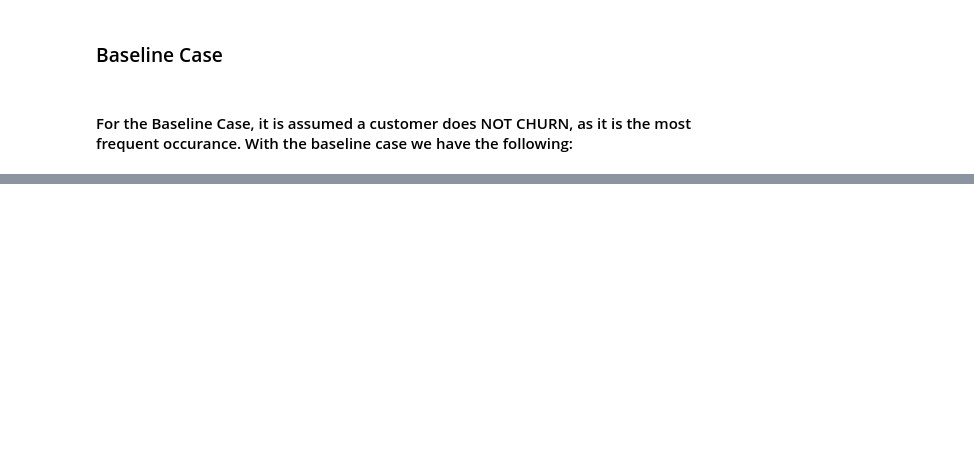
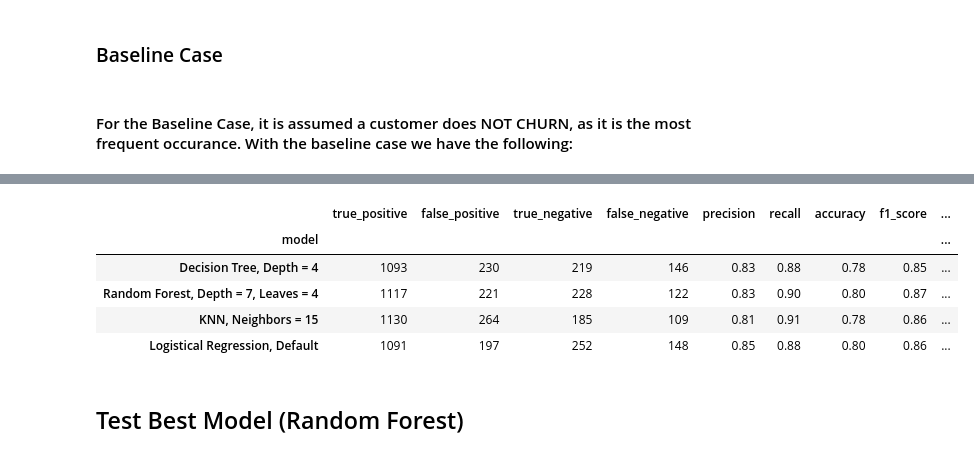
Before and after one commit to Miller-Ryan-1/telco-churn-project, a Jupyter notebook: telco_churn_report.ipynb, the cells around one changed output, grey strips where cells are left out. Drawn from its saved outputs; the diff is of its cells as text; code cells hidden in the pictures; blank space fills up the shorter version.

```diff
--- a/telco_churn_report.ipynb
+++ b/telco_churn_report.ipynb
@@ -239,0 +292,9 @@ plt.show()
+# %%
+tree = DecisionTreeClassifier(max_depth=4, random_state=123)
+tree = tree.fit(X_train, y_train)
+y_tree_pred = tree.predict(X_validate)
+result = pd.DataFrame(confusion_matrix(y_validate, y_tree_pred))
+results = matrix_result_2d(result)
+results['model'] = 'Decision Tree, Depth = 4'
+model_comparator.append(results)
+matrix_result_2d(result, output='print')
@@ -239,0 +314,9 @@ plt.show()
+# %%
+forest = RandomForestClassifier(max_depth=7, min_samples_leaf = 6,random_state=123)
+forest = forest.fit(X_train, y_train)
+y_forest_pred = forest.predict(X_validate)
+result = pd.DataFrame(confusion_matrix(y_validate, y_forest_pred))
+results = matrix_result_2d(result)
+results['model'] = 'Random Forest, Depth = 7, Leaves = 4'
+model_comparator.append(results)
+matrix_result_2d(result, output='print')
@@ -239,0 +336,9 @@ plt.show()
+# %%
+knn = KNeighborsClassifier(n_neighbors = 15)
+knn = knn.fit(X_train, y_train)
+y_knn_pred = knn.predict(X_validate)
+result = pd.DataFrame(confusion_matrix(y_validate, y_knn_pred))
+results = matrix_result_2d(result)
+results['model'] = 'KNN, Neighbors = 15'
+model_comparator.append(results)
+matrix_result_2d(result, output='print')
@@ -239,0 +358,9 @@ plt.show()
+# %%
+logit = LogisticRegression()
+logit = logit.fit(X_train, y_train)
+y_logit_pred = logit.predict(X_validate)
+result = pd.DataFrame(confusion_matrix(y_validate, y_logit_pred))
+results = matrix_result_2d(result)
+results['model'] = 'Logistical Regression, Default'
+model_comparator.append(results)
+matrix_result_2d(result, output='print')
@@ -239,0 +378,12 @@ plt.show()
+# %%
+df_results = pd.DataFrame(model_comparator).round(2).set_index('model')
+df_results
+# %% [output]
+|  | true_positive | false_positive | true_negative | false_negative | precision | recall | accuracy | f1_score | ... |
+| model |  |  |  |  |  |  |  |  | ... |
+| Decision Tree, Depth = 4 | 1093 | 230 | 219 | 146 | 0.83 | 0.88 | 0.78 | 0.85 | ... |
+| Random Forest, Depth = 7, Leaves = 4 | 1117 | 221 | 228 | 122 | 0.83 | 0.90 | 0.80 | 0.87 | ... |
+| KNN, Neighbors = 15 | 1130 | 264 | 185 | 109 | 0.81 | 0.91 | 0.78 | 0.86 | ... |
+| Logistical Regression, Default | 1091 | 197 | 252 | 148 | 0.85 | 0.88 | 0.80 | 0.86 | ... |
+# %% [markdown]
+## Test Best Model (Random Forest)
```
Also changed, not shown: parts of 25 cells of this notebook, 4 other files.
